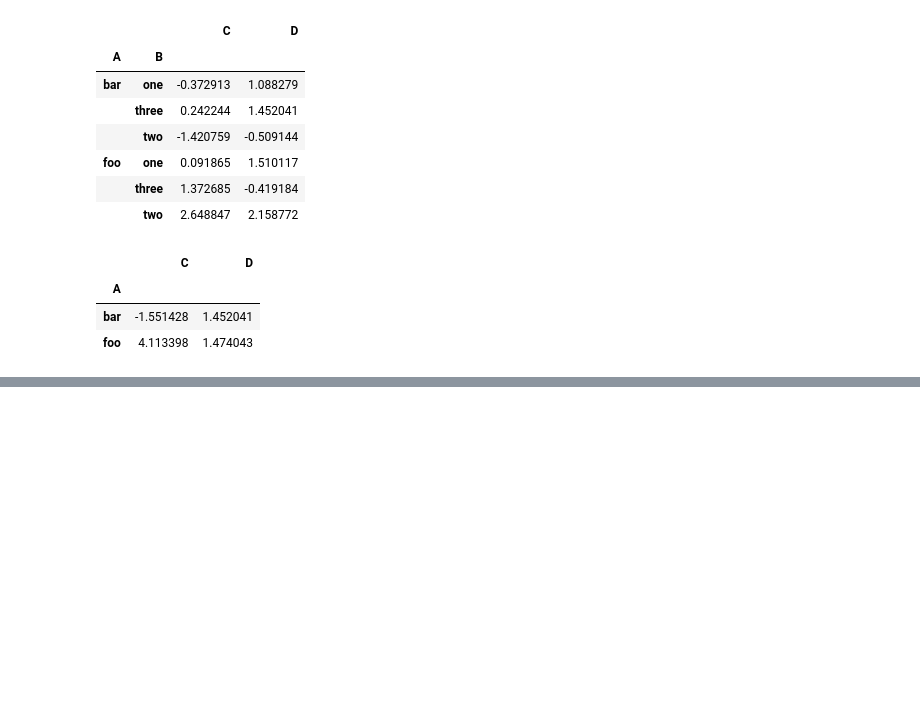
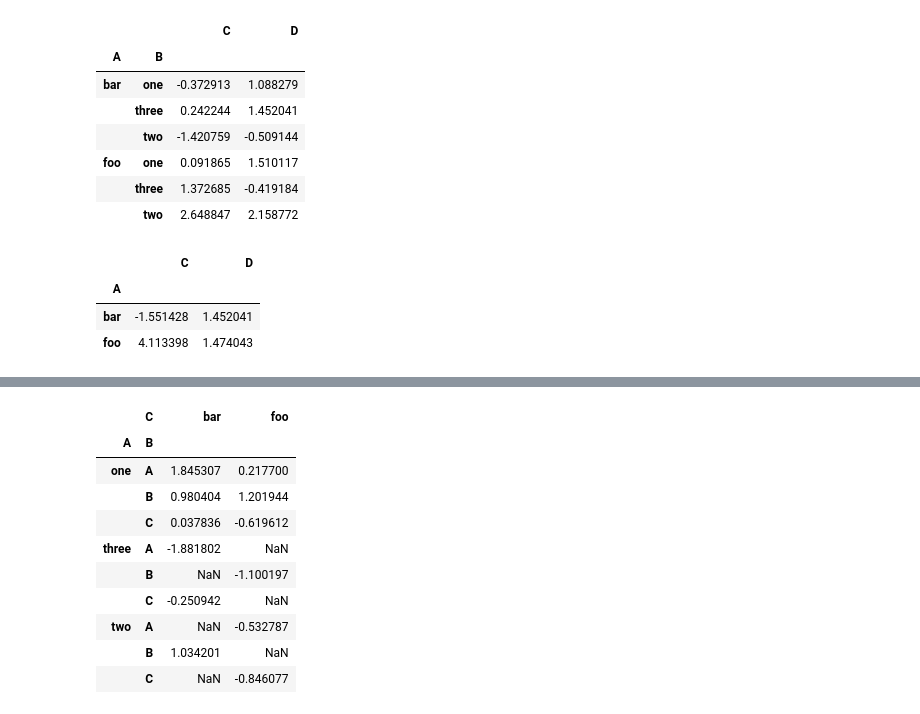
Before and after one commit to Leighson/lighthouse-data-notes-v2, a Jupyter notebook: w02_d2/notes.ipynb, the cells around one changed output, grey strips where cells are left out. Cells and saved outputs as stored; diff of their text form; code cells hidden in the pictures; blank space fills up the shorter version.

```diff
--- a/w02_d2/notes.ipynb
+++ b/w02_d2/notes.ipynb
@@ -662,0 +774,14 @@ df.groupby('A').agg({'C': np.sum, 'D': np.max})
+# %%
+pd.pivot_table(df, values='D', index=['A', 'B'], columns=['C'])
+# %% [output]
+|  | C | bar | foo |
+| A | B |  |  |
+| one | A | 1.845307 | 0.217700 |
+|  | B | 0.980404 | 1.201944 |
+|  | C | 0.037836 | -0.619612 |
+| three | A | -1.881802 | NaN |
+|  | B | NaN | -1.100197 |
+|  | C | -0.250942 | NaN |
+| two | A | NaN | -0.532787 |
+|  | B | 1.034201 | NaN |
+|  | C | NaN | -0.846077 |
```
Also changed, not shown: parts of 18 cells of this notebook.
